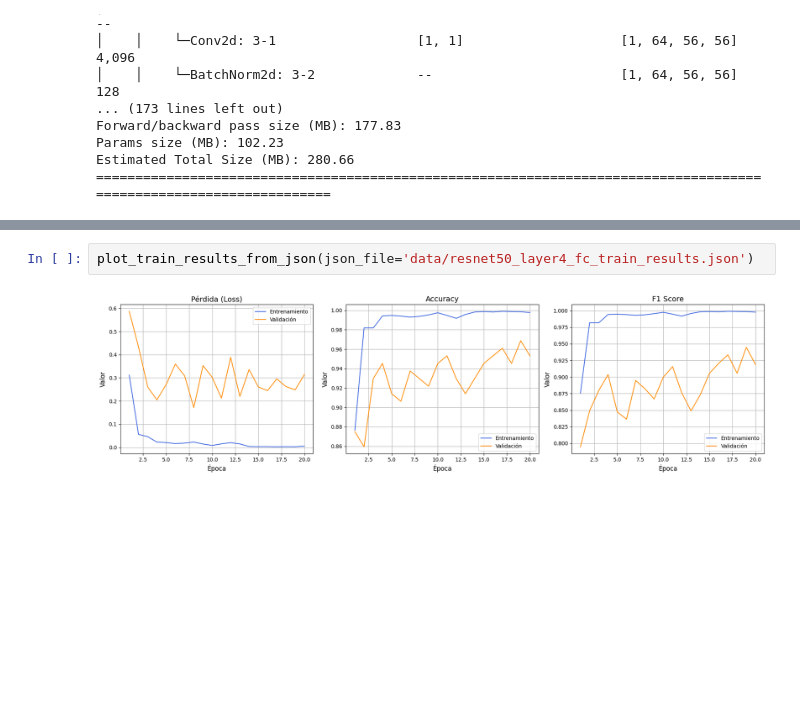
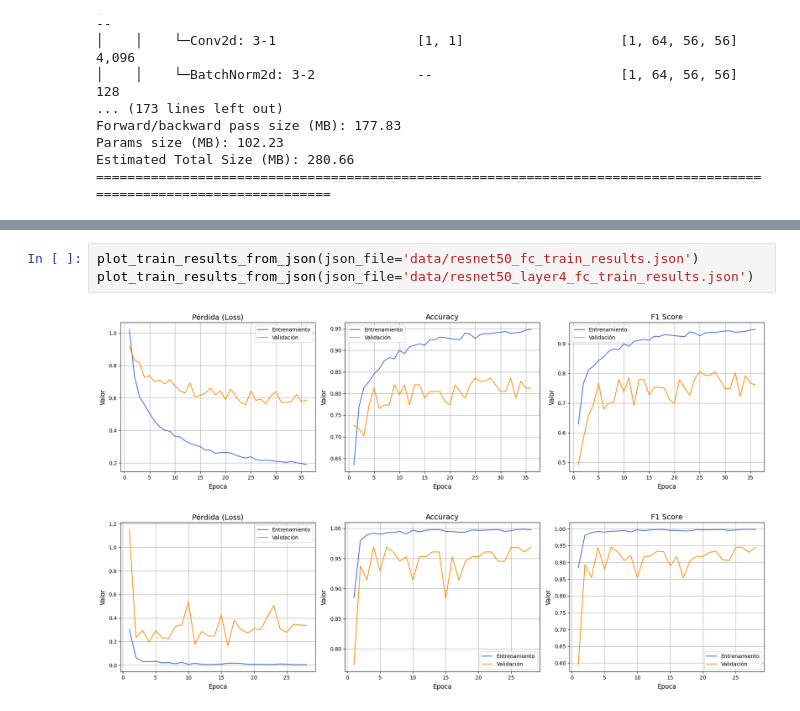
Before and after one commit to FIUBA-CEIA-18Co2024/VpC2-TP1, a Jupyter notebook: resnet50_tl_and_fine_tuning.ipynb, the cells around one changed output, grey strips where cells are left out. Saved outputs shown, nothing was run; the diff lists cells and outputs as text; blank space fills up the shorter version.

```diff
--- a/resnet50_tl_and_fine_tuning.ipynb
+++ b/resnet50_tl_and_fine_tuning.ipynb
@@ -289,5 +318,7 @@ Epoch 12/20 loss 0.01989 val_loss 0.38866 acc 0.99182 val_acc 0.92969 train_f1 0
 # %%
+plot_train_results_from_json(json_file='data/resnet50_fc_train_results.json')
 plot_train_results_from_json(json_file='data/resnet50_layer4_fc_train_results.json')
 # %% [output]
-[figure, old version]
+[figure, new version]
+[figure, added]
 # %%
```
Also changed, not shown: parts of 8 cells of this notebook.
